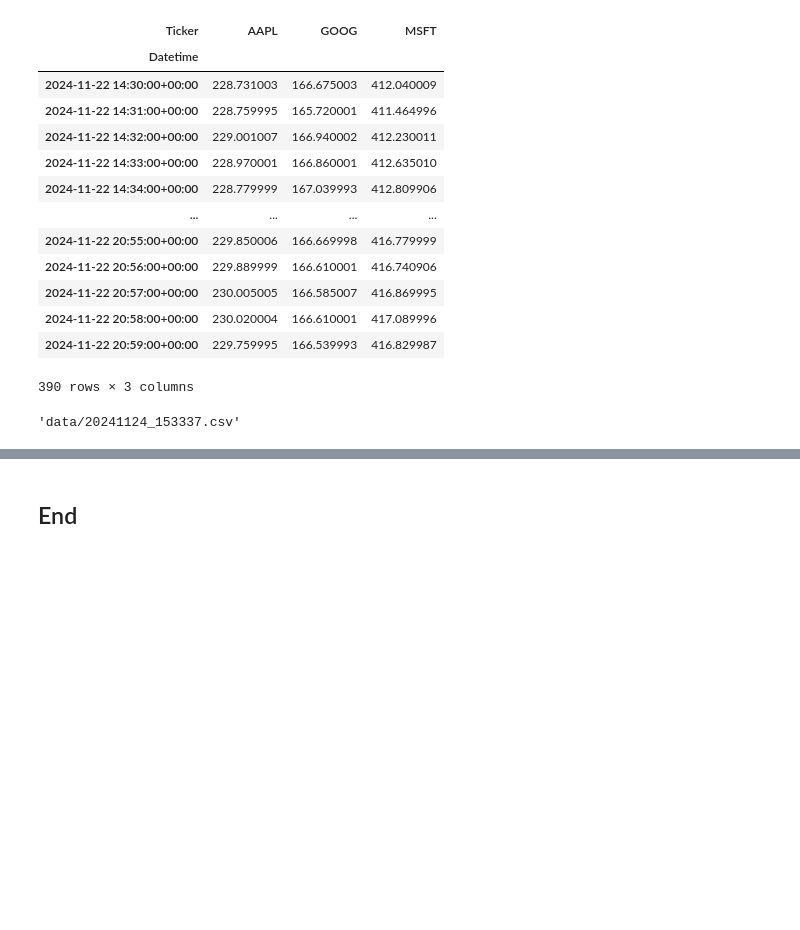
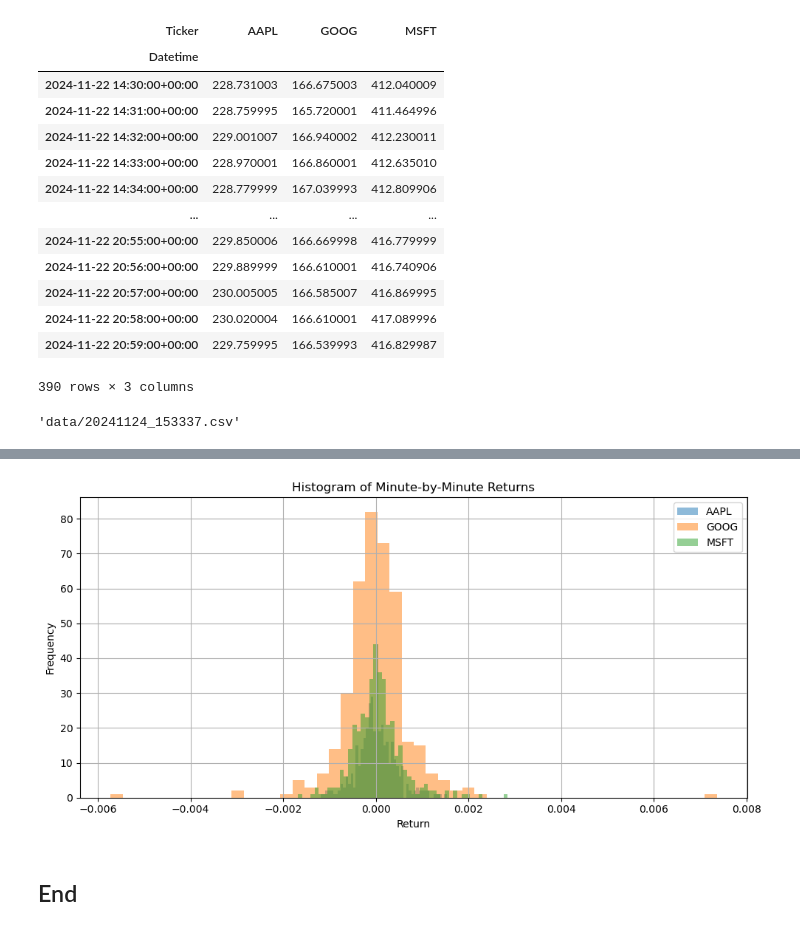
Before and after one commit to hugcamrom/stocks, a Jupyter notebook: stocks.ipynb, the cells around one changed output, grey strips where cells are left out. Drawn from its saved outputs; the diff is of its cells as text; code cells hidden in the pictures; blank space fills up the shorter version.

```diff
--- a/stocks.ipynb
+++ b/stocks.ipynb
@@ -46,0 +109,12 @@ df['Close'].to_csv(filename)
+# %%
+plt.figure(figsize=(10, 5))
+for ticker in returns.columns:
+    returns[ticker].hist(alpha=0.5, bins=50, label=ticker)
+plt.title('Histogram of Minute-by-Minute Returns')
+plt.xlabel('Return')
+plt.ylabel('Frequency')
+plt.legend()
+plt.tight_layout()
+plt.show()
+# %% [output]
+[figure, added]
```
Also changed, not shown: parts of 6 cells of this notebook.
